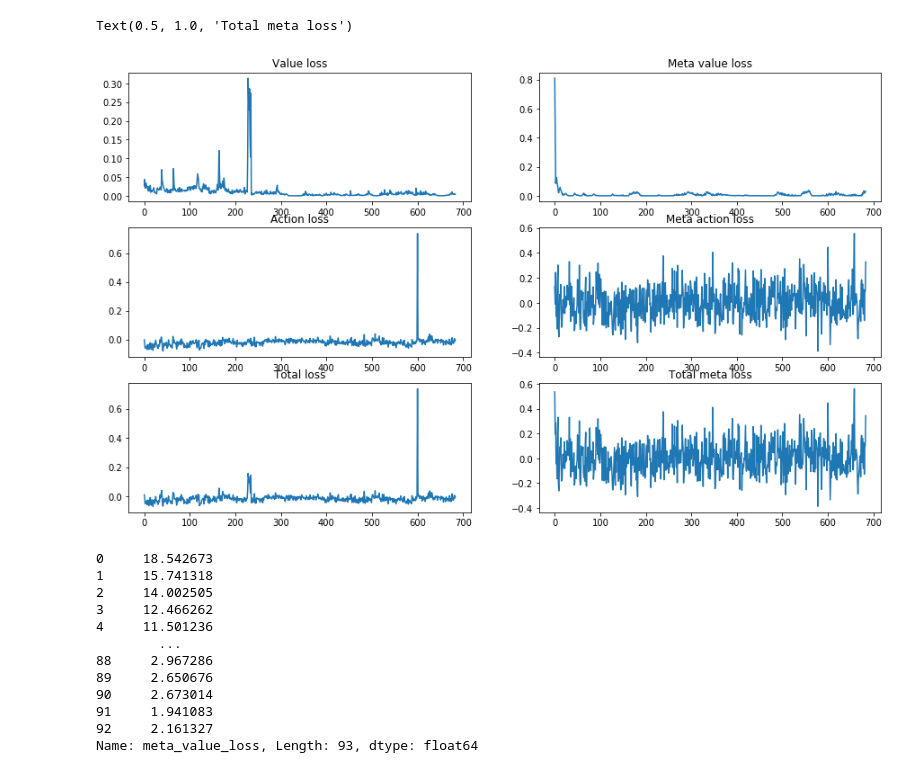
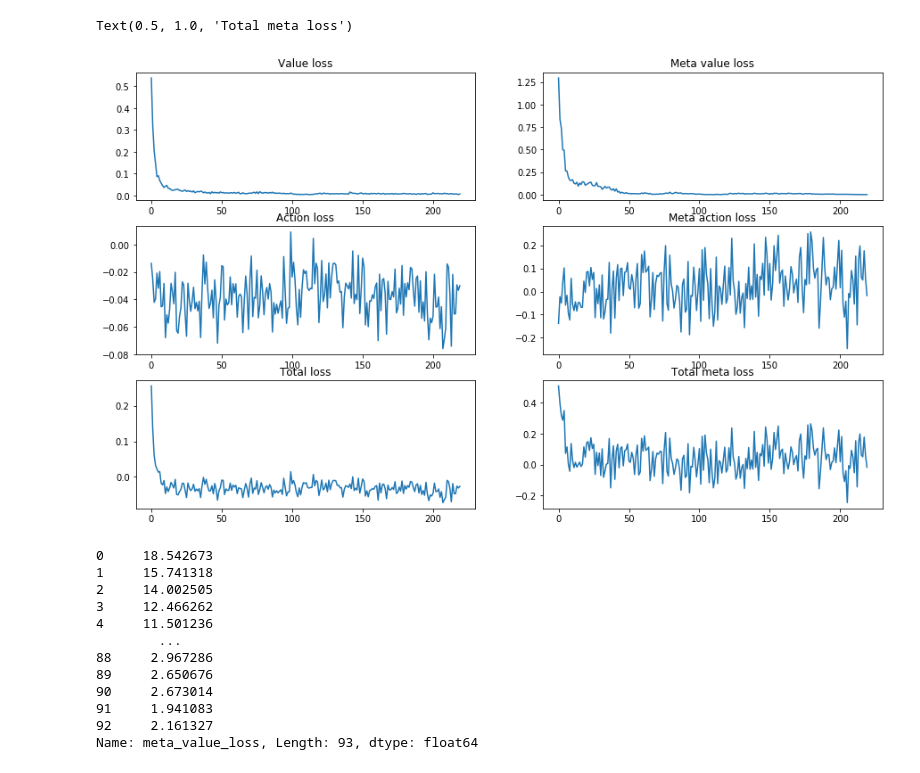
Before and after one commit to gabrielelibardi/meta_gradient_experiment, a Jupyter notebook: monitor.ipynb, the cells around one changed output. Cells and saved outputs as stored; diff of their text form; code cells hidden in the pictures.

```diff
--- a/monitor.ipynb
+++ b/monitor.ipynb
@@ -88,24 +118,24 @@ plot_stuff('RUNS/exp_meta_cheetah_23', 'meta ppo 2')
 # %%
 my_dir = 'RUNS/exp_test_ll_10/loss_monitor/loss_monitor.csv'
 my_dir = 'RUNS/exp_test_reacher_meta_6/loss_monitor/loss_monitor.csv'
-my_dir = 'RUNS/exp_meta_cart_pole_11/loss_monitor/loss_monitor.csv'
+my_dir = 'RUNS/exp_meta_cheetah_32/loss_monitor/loss_monitor.csv'
 data = pd.read_csv(my_dir)
 fig, axs = plt.subplots(3, 2, figsize=(15,9))
 axs[0, 0].plot(data['V_loss'])
 axs[0, 0].set_title('Value loss')
 axs[0, 1].plot(data['meta_value_loss'])
 axs[0, 1].set_title('Meta value loss')
 axs[1, 0].plot(data['action_loss'])
 axs[1, 0].set_title('Action loss')
 axs[1, 1].plot(data['meta_action_loss'])
 axs[1, 1].set_title('Meta action loss')
 axs[2, 0].plot(data['loss'])
 axs[2, 0].set_title('Total loss')
 axs[2, 1].plot(data['meta_loss'])
 axs[2, 1].set_title('Total meta loss')
 # %% [output]
 Text(0.5, 1.0, 'Total meta loss')
-[figure, old version]
+[figure, new version]
 # %%
 data['meta_value_loss']
 # %% [output]
```
Also changed, not shown: parts of 5 cells of this notebook, 3 other files.
